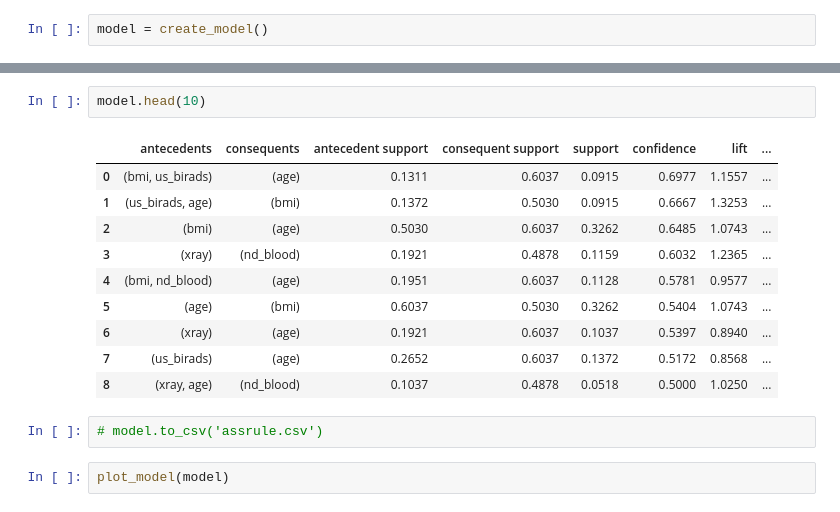
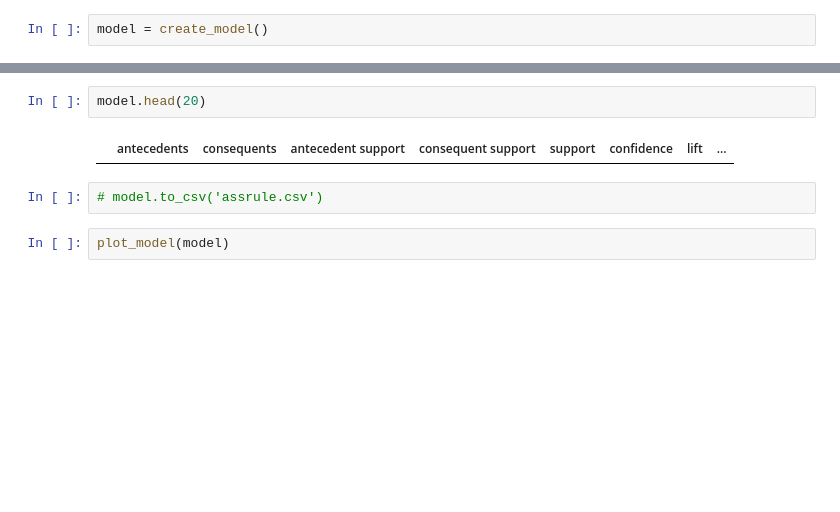
Before and after one commit to dearfad/mmhelper, a Jupyter notebook: project/yn/assanalysis.ipynb, the cells around one changed output, grey strips where cells are left out. Drawn from its saved outputs; the diff is of its cells as text; blank space fills up the shorter version.

```diff
--- a/project/yn/assanalysis.ipynb
+++ b/project/yn/assanalysis.ipynb
@@ -92,16 +92,7 @@ model.shape
 # %%
-model.head(10)
+model.head(20)
 # %% [output]
 |  | antecedents | consequents | antecedent support | consequent support | support | confidence | lift | ... |
-| 0 | (bmi, us_birads) | (age) | 0.1311 | 0.6037 | 0.0915 | 0.6977 | 1.1557 | ... |
-| 1 | (us_birads, age) | (bmi) | 0.1372 | 0.5030 | 0.0915 | 0.6667 | 1.3253 | ... |
-| 2 | (bmi) | (age) | 0.5030 | 0.6037 | 0.3262 | 0.6485 | 1.0743 | ... |
-| 3 | (xray) | (nd_blood) | 0.1921 | 0.4878 | 0.1159 | 0.6032 | 1.2365 | ... |
-| 4 | (bmi, nd_blood) | (age) | 0.1951 | 0.6037 | 0.1128 | 0.5781 | 0.9577 | ... |
-| 5 | (age) | (bmi) | 0.6037 | 0.5030 | 0.3262 | 0.5404 | 1.0743 | ... |
-| 6 | (xray) | (age) | 0.1921 | 0.6037 | 0.1037 | 0.5397 | 0.8940 | ... |
-| 7 | (us_birads) | (age) | 0.2652 | 0.6037 | 0.1372 | 0.5172 | 0.8568 | ... |
-| 8 | (xray, age) | (nd_blood) | 0.1037 | 0.4878 | 0.0518 | 0.5000 | 1.0250 | ... |
 # %%
 # model.to_csv('assrule.csv')
 # %%
```
Also changed, not shown: parts of 4 cells of this notebook, 3 other files.
